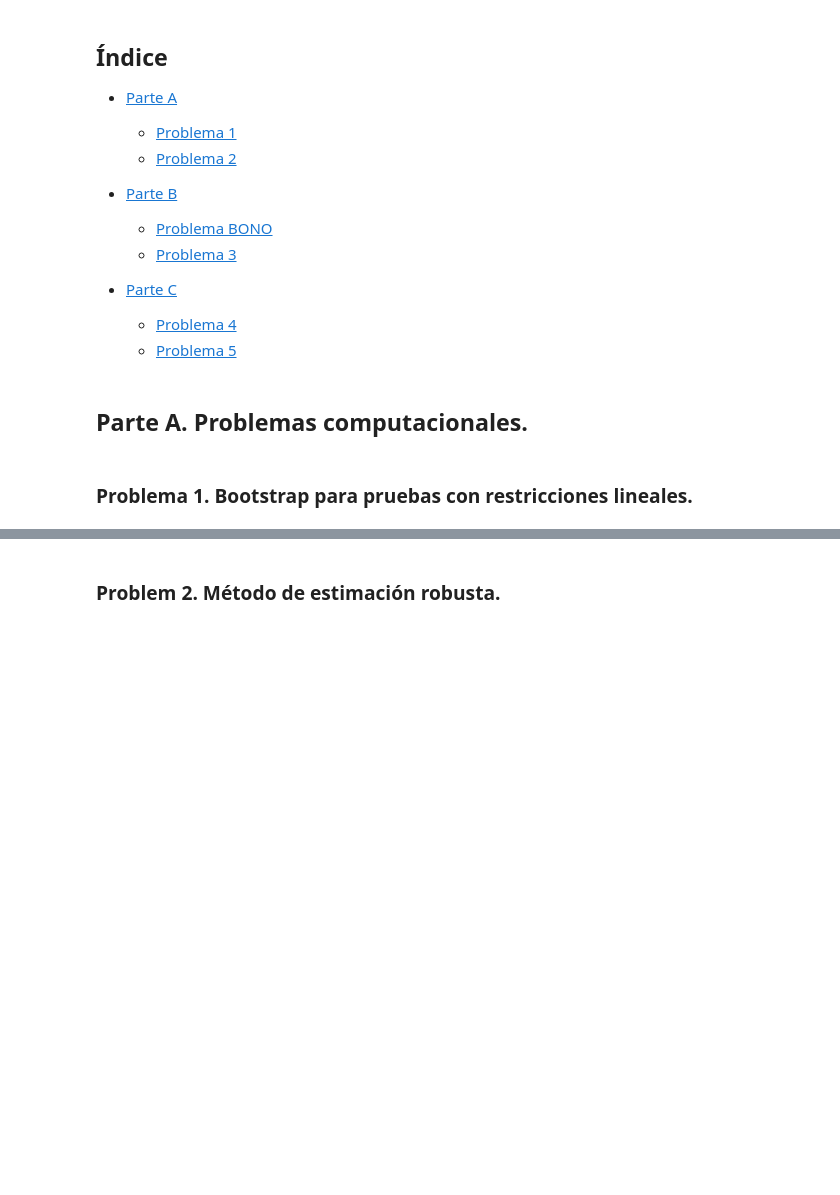
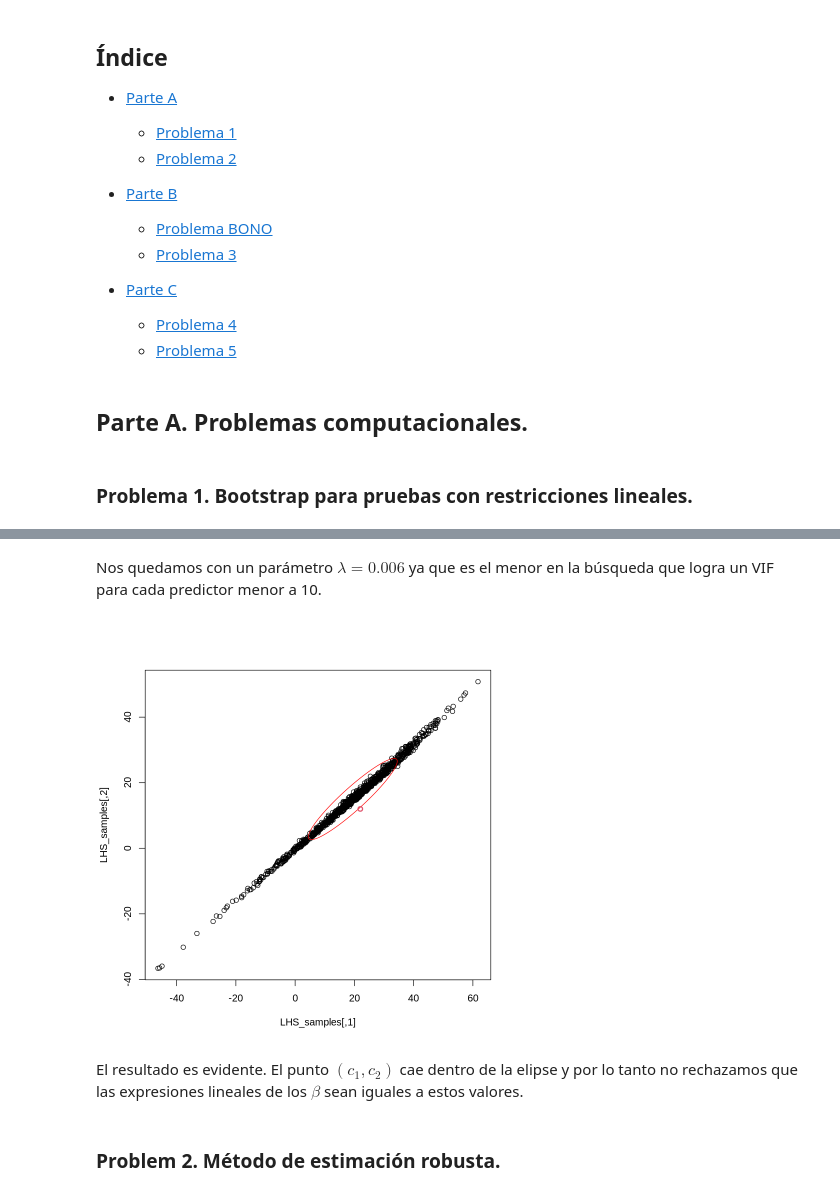
Before and after one commit to MantiMantilla/MEL-2022-2, a Jupyter notebook: Tareas/Tarea 3/Tarea 3.ipynb, the cells around one changed output, grey strips where cells are left out. Saved outputs shown, nothing was run; the diff lists cells and outputs as text; code cells hidden in the pictures; blank space fills up the shorter version.

```diff
--- a/Tareas/Tarea 3/Tarea 3.ipynb
+++ b/Tareas/Tarea 3/Tarea 3.ipynb
@@ -28,2 +160,26 @@ Ximena Palacio - 201730995
+# %% [markdown]
+Nos quedamos con un parámetro $\lambda = 0.006$ ya que es el menor en la búsqueda que logra un VIF para cada predictor menor a 10.
+# %%
+X <- masa_corporal[, c("clic", "leg", "arm")]
+y <- masa_corporal[, "cmi"]
+
+a_1 <- c(24, 56, 26)
+a_2 <- c(20, 43, 24)
+c1 <- 22
+c2 <- 12
+n_train <- nrow(X)
+n_bootstraps <- 1000
+is_ridge <- TRUE
+
+K <- 0.006
+scaling <- "sc"
+
+result <- graph_h0(X = X, y = y, a_1 = a_1, a_2 = a_2, c1 = c1, c2 = c2,
+                   n_train = n_train, n_bootstraps = n_bootstraps,
+                   is_ridge = is_ridge, K = K, scaling = scaling)
+# %% [output]
+[figure, added]
+# %% [markdown]
+El resultado es evidente. El punto $(c_{1}, c_{2})$ cae dentro de la elipse y por lo tanto no rechazamos que las expresiones lineales de los $\beta$ sean iguales a estos valores.
 # %% [markdown]
 ### Problem 2. Método de estimación robusta.
```
Also changed, not shown: parts of 43 cells of this notebook, 1 other file.
